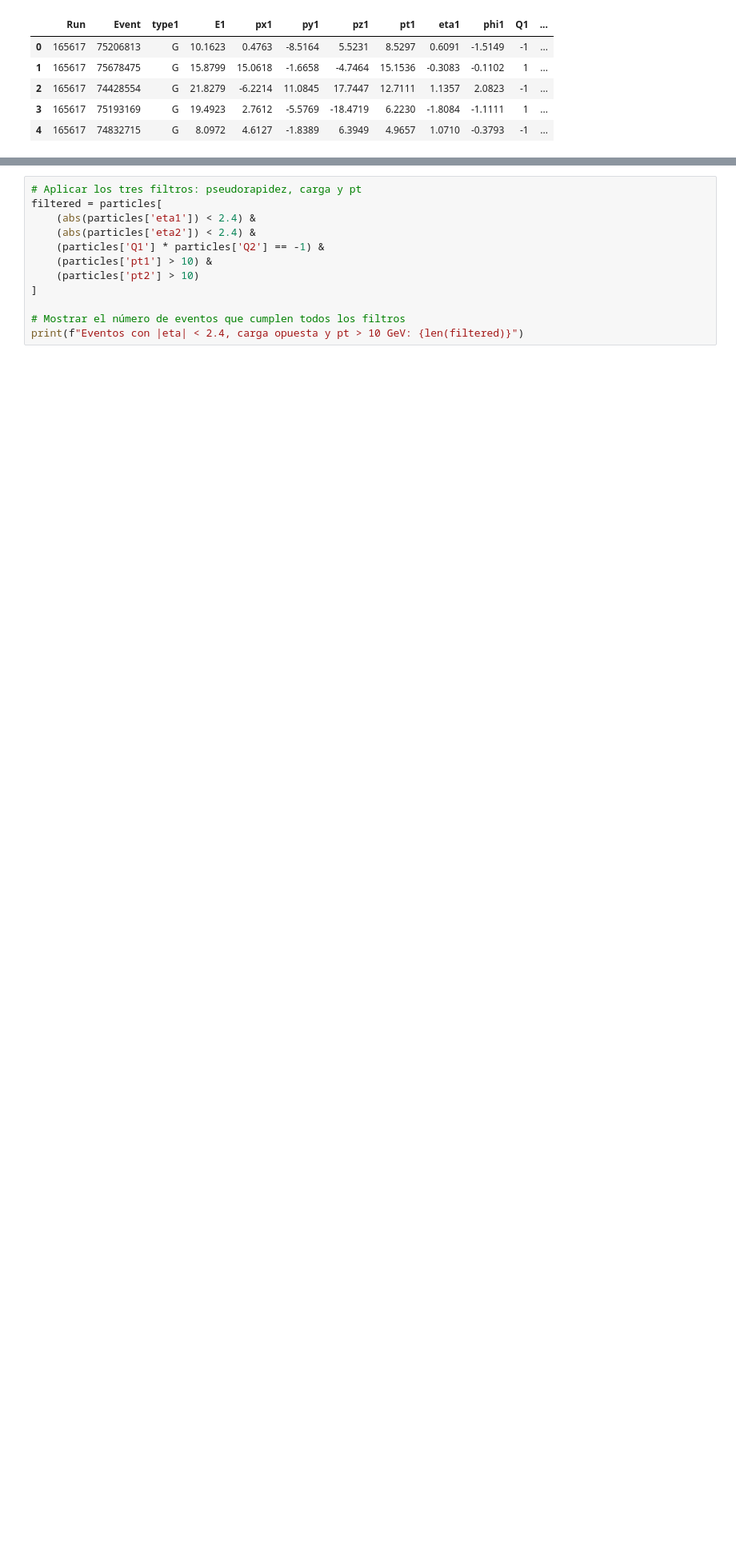
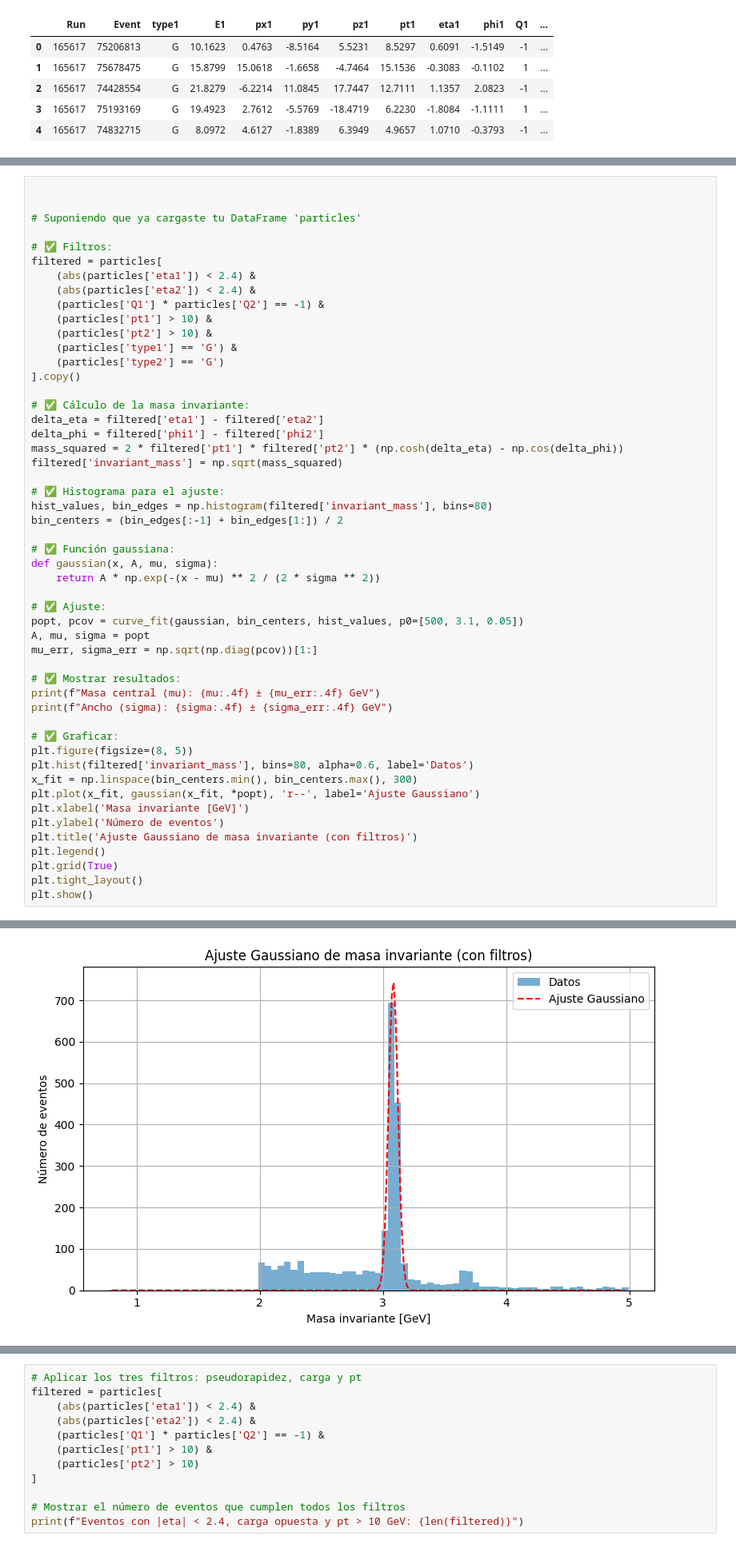
Before and after one commit to destello501/destello501.github.io, a Jupyter notebook: Blind.ipynb, the cells around one changed output, grey strips where cells are left out. Shown at 80% size. Cells and saved outputs as stored; diff of their text form; blank space fills up the shorter version.

```diff
--- a/Blind.ipynb
+++ b/Blind.ipynb
@@ -168,0 +328,52 @@ Eventos con |eta| < 2.4, carga opuesta y razón pt < 2: 15758
+# %%
+
+
+# Suponiendo que ya cargaste tu DataFrame 'particles'
+
+# ✅ Filtros:
+filtered = particles[
+    (abs(particles['eta1']) < 2.4) &
+    (abs(particles['eta2']) < 2.4) &
+    (particles['Q1'] * particles['Q2'] == -1) &
+    (particles['pt1'] > 10) &
+    (particles['pt2'] > 10) &
+    (particles['type1'] == 'G') &
+    (particles['type2'] == 'G')
+].copy()
+
+# ✅ Cálculo de la masa invariante:
+delta_eta = filtered['eta1'] - filtered['eta2']
+delta_phi = filtered['phi1'] - filtered['phi2']
+mass_squared = 2 * filtered['pt1'] * filtered['pt2'] * (np.cosh(delta_eta) - np.cos(delta_phi))
+filtered['invariant_mass'] = np.sqrt(mass_squared)
+
+# ✅ Histograma para el ajuste:
+hist_values, bin_edges = np.histogram(filtered['invariant_mass'], bins=80)
+bin_centers = (bin_edges[:-1] + bin_edges[1:]) / 2
+
+# ✅ Función gaussiana:
+def gaussian(x, A, mu, sigma):
+    return A * np.exp(-(x - mu) ** 2 / (2 * sigma ** 2))
+
+# ✅ Ajuste:
+popt, pcov = curve_fit(gaussian, bin_centers, hist_values, p0=[500, 3.1, 0.05])
+A, mu, sigma = popt
+mu_err, sigma_err = np.sqrt(np.diag(pcov))[1:]
+
+# ✅ Mostrar resultados:
+print(f"Masa central (mu): {mu:.4f} ± {mu_err:.4f} GeV")
+print(f"Ancho (sigma): {sigma:.4f} ± {sigma_err:.4f} GeV")
+
+# ✅ Graficar:
+plt.figure(figsize=(8, 5))
+plt.hist(filtered['invariant_mass'], bins=80, alpha=0.6, label='Datos')
+x_fit = np.linspace(bin_centers.min(), bin_centers.max(), 300)
+plt.plot(x_fit, gaussian(x_fit, *popt), 'r--', label='Ajuste Gaussiano')
+plt.xlabel('Masa invariante [GeV]')
+plt.ylabel('Número de eventos')
+plt.title('Ajuste Gaussiano de masa invariante (con filtros)')
+plt.legend()
+plt.grid(True)
+plt.tight_layout()
+plt.show()
+# %% [output]
@@ -168,0 +382 @@ Eventos con |eta| < 2.4, carga opuesta y razón pt < 2: 15758
+[figure, added]
```
Also changed, not shown: parts of 13 cells of this notebook.
